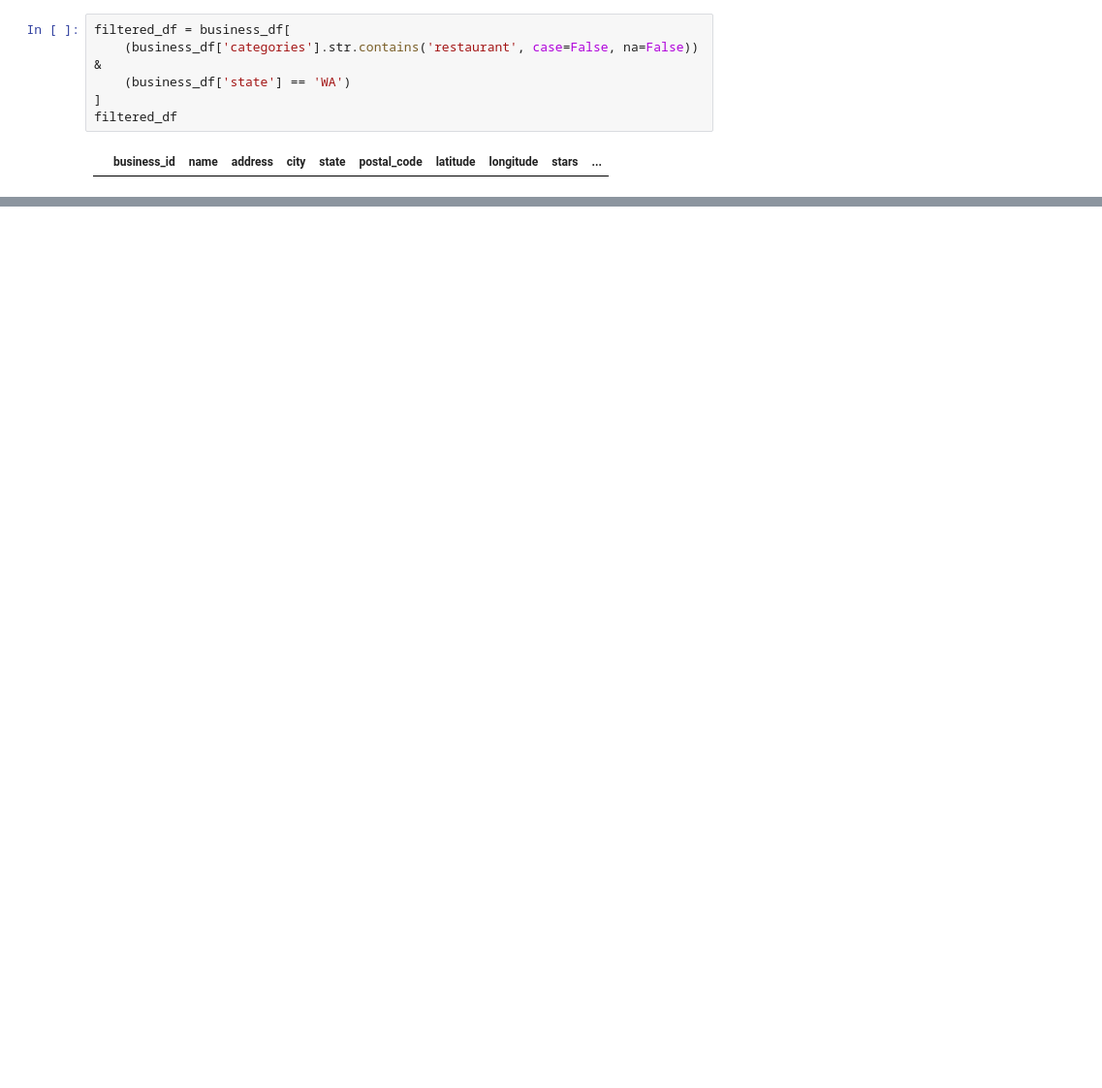
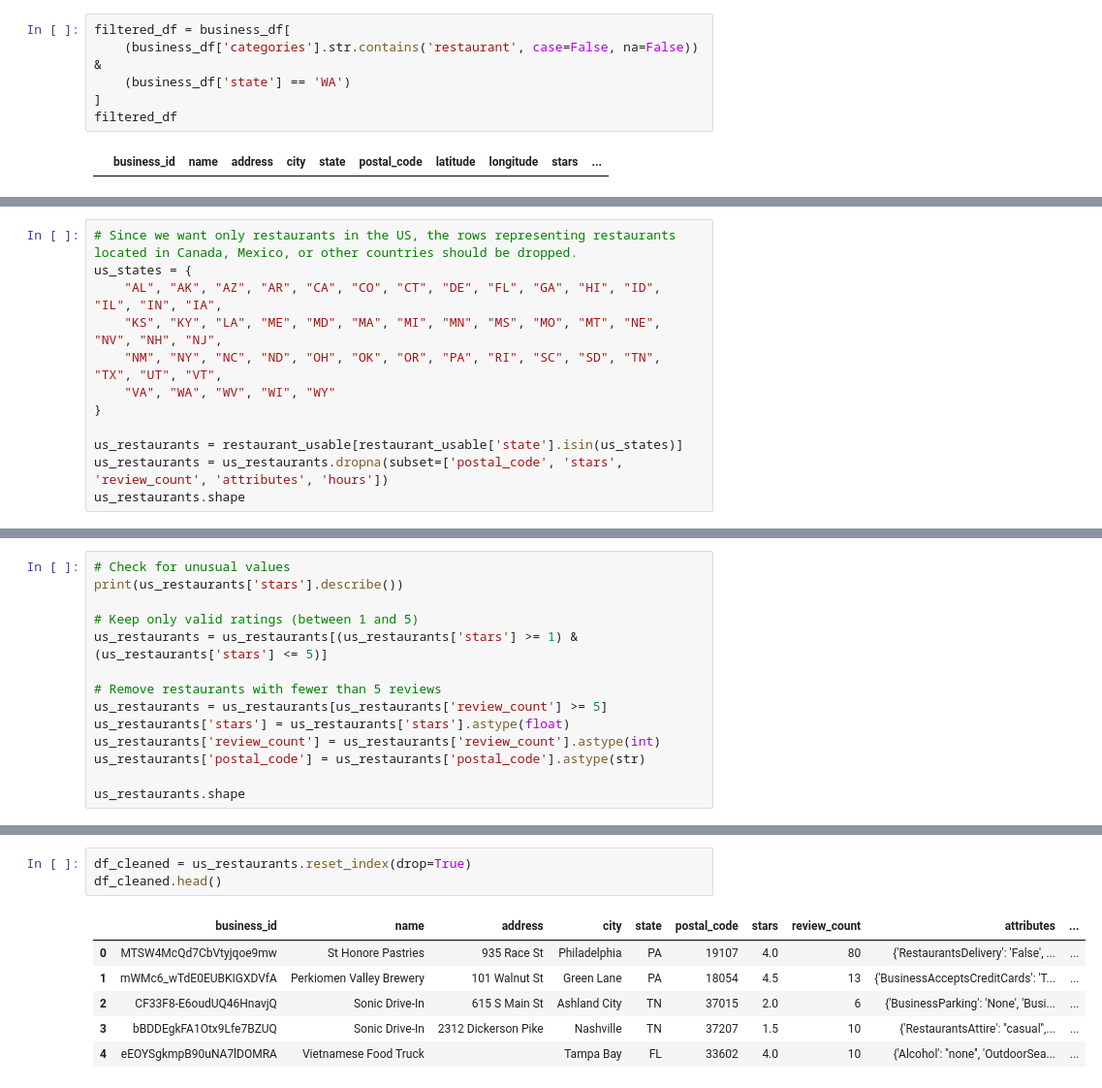
Before and after one commit to HongyuMu/Restaurant-Recommendation-Engine, a Jupyter notebook: Data Related/Yelp_Data.ipynb, the cells around one changed output, grey strips where cells are left out. Shown: that part at 97% size. Saved outputs shown, nothing was run; the diff lists cells and outputs as text; blank space fills up the shorter version.

```diff
--- a/Data Related/Yelp_Data.ipynb
+++ b/Data Related/Yelp_Data.ipynb
@@ -106,0 +107,12 @@ business_df
+# %%
+# Since we want only restaurants in the US, the rows representing restaurants located in Canada, Mexico, or other countries should be dropped.
+us_states = {
+    "AL", "AK", "AZ", "AR", "CA", "CO", "CT", "DE", "FL", "GA", "HI", "ID", "IL", "IN", "IA",
+    "KS", "KY", "LA", "ME", "MD", "MA", "MI", "MN", "MS", "MO", "MT", "NE", "NV", "NH", "NJ",
+    "NM", "NY", "NC", "ND", "OH", "OK", "OR", "PA", "RI", "SC", "SD", "TN", "TX", "UT", "VT",
+    "VA", "WA", "WV", "WI", "WY"
+}
+
+us_restaurants = restaurant_usable[restaurant_usable['state'].isin(us_states)]
+us_restaurants = us_restaurants.dropna(subset=['postal_code', 'stars', 'review_count', 'attributes', 'hours'])
+us_restaurants.shape
@@ -106,0 +121,14 @@ business_df
+# %%
+# Check for unusual values
+print(us_restaurants['stars'].describe())
+
+# Keep only valid ratings (between 1 and 5)
+us_restaurants = us_restaurants[(us_restaurants['stars'] >= 1) & (us_restaurants['stars'] <= 5)]
+
+# Remove restaurants with fewer than 5 reviews
+us_restaurants = us_restaurants[us_restaurants['review_count'] >= 5]
+us_restaurants['stars'] = us_restaurants['stars'].astype(float)
+us_restaurants['review_count'] = us_restaurants['review_count'].astype(int)
+us_restaurants['postal_code'] = us_restaurants['postal_code'].astype(str)
+
+us_restaurants.shape
@@ -106,0 +168,10 @@ business_df
+# %%
+df_cleaned = us_restaurants.reset_index(drop=True)
+df_cleaned.head()
+# %% [output]
+|  | business_id | name | address | city | state | postal_code | stars | review_count | attributes | ... |
+| 0 | MTSW4McQd7CbVtyjqoe9mw | St Honore Pastries | 935 Race St | Philadelphia | PA | 19107 | 4.0 | 80 | {'RestaurantsDelivery': 'False', ... | ... |
+| 1 | mWMc6_wTdE0EUBKIGXDVfA | Perkiomen Valley Brewery | 101 Walnut St | Green Lane | PA | 18054 | 4.5 | 13 | {'BusinessAcceptsCreditCards': 'T... | ... |
+| 2 | CF33F8-E6oudUQ46HnavjQ | Sonic Drive-In | 615 S Main St | Ashland City | TN | 37015 | 2.0 | 6 | {'BusinessParking': 'None', 'Busi... | ... |
+| 3 | bBDDEgkFA1Otx9Lfe7BZUQ | Sonic Drive-In | 2312 Dickerson Pike | Nashville | TN | 37207 | 1.5 | 10 | {'RestaurantsAttire': ''casual'',... | ... |
+| 4 | eEOYSgkmpB90uNA7lDOMRA | Vietnamese Food Truck |  | Tampa Bay | FL | 33602 | 4.0 | 10 | {'Alcohol': ''none'', 'OutdoorSea... | ... |
```
Also changed, not shown: parts of 12 cells of this notebook.
